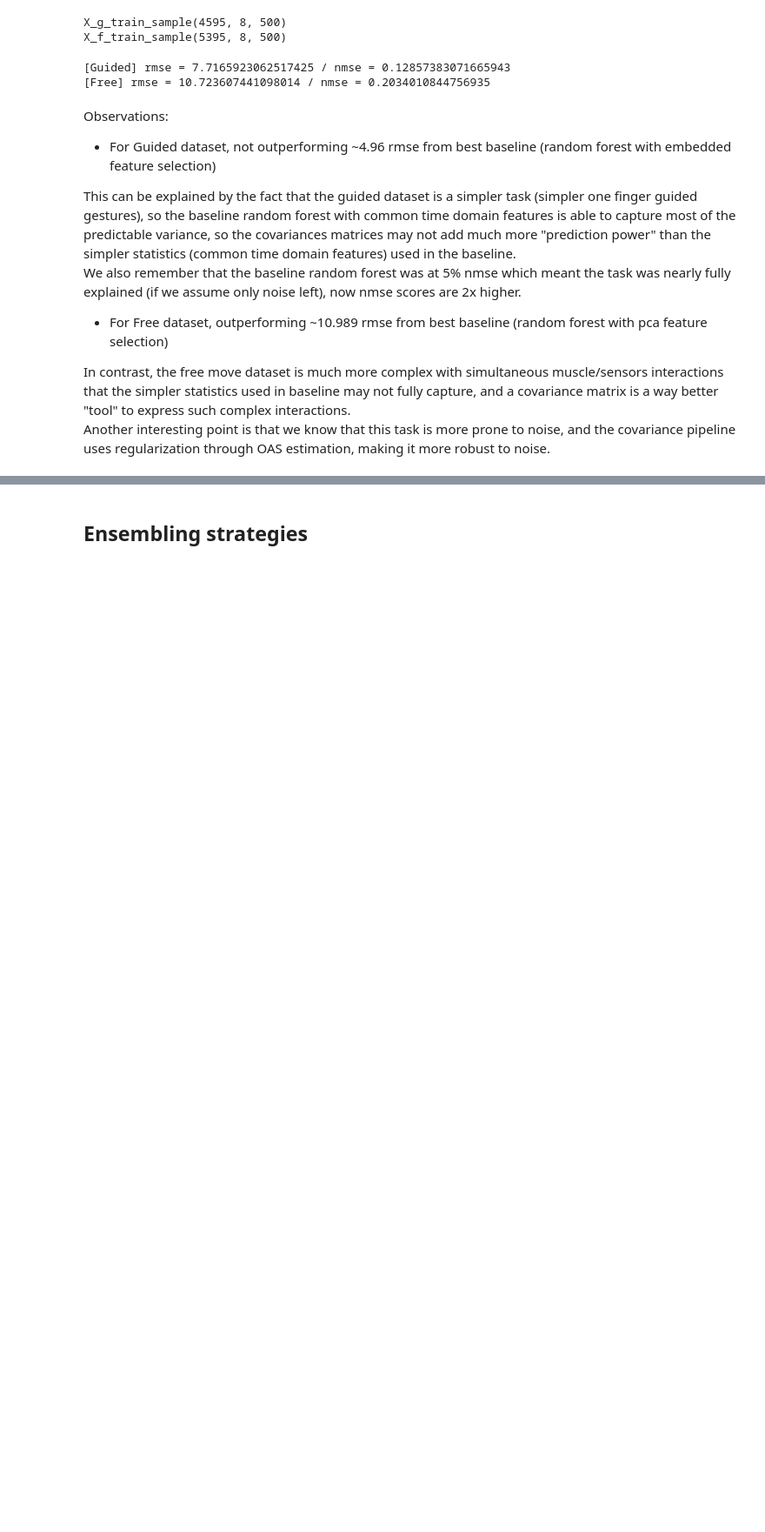
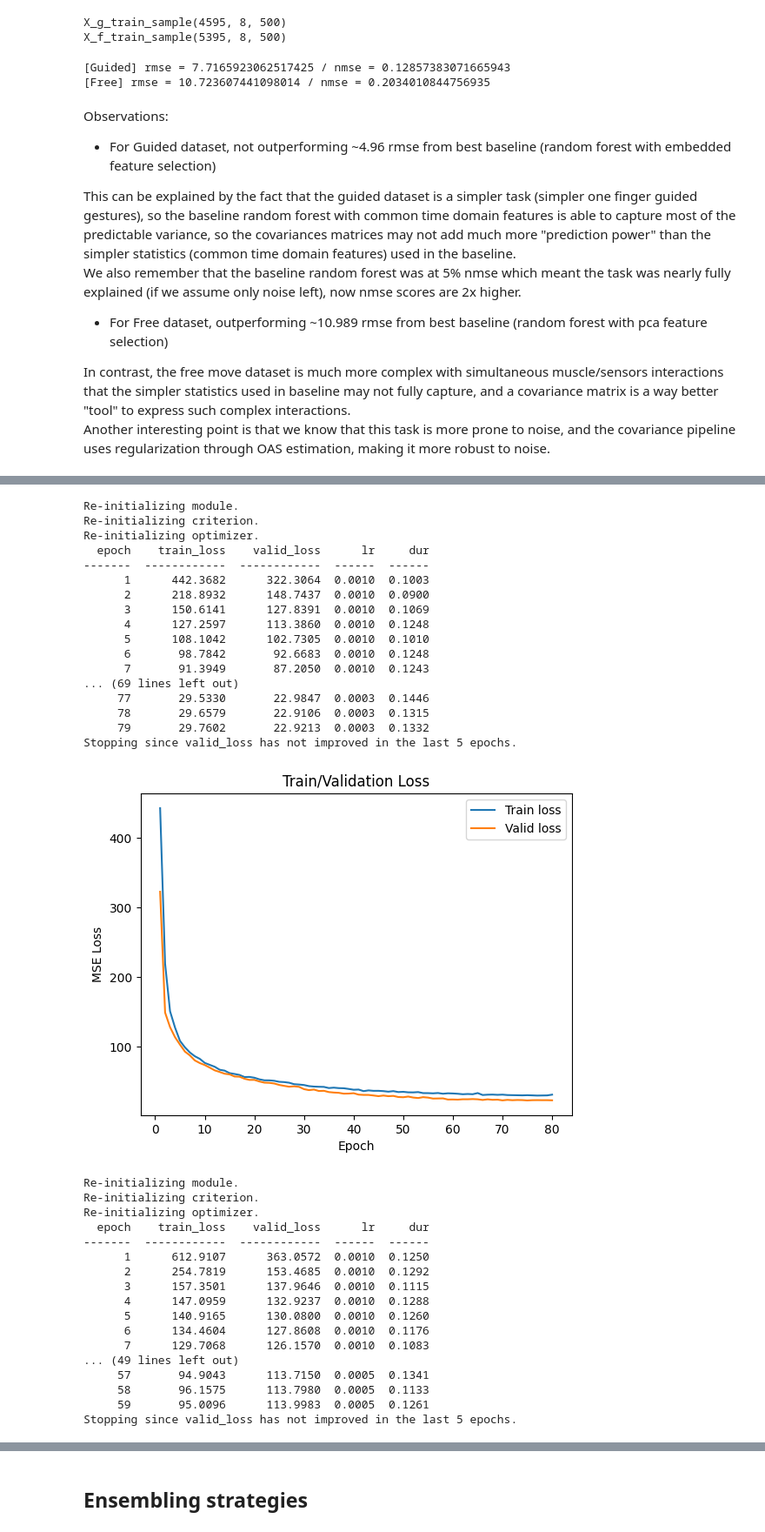
Before and after one commit to ULB-INFO-F-422/pose-estimation-from-emg-signal-team-2, a Jupyter notebook: project.ipynb, the cells around one changed output, grey strips where cells are left out. Shown: that part at 87% size. Saved outputs shown, nothing was run; the diff lists cells and outputs as text; code cells hidden in the pictures; blank space fills up the shorter version.

Commit message:
add q5 and q6, improv q2 and q3

```diff
--- a/project.ipynb
+++ b/project.ipynb
@@ -762,0 +842,16 @@ Another interesting point is that we know that this task is more prone to noise,
+# %%
+x_shape_f = X_f_train_wdw.shape
+
+X_g_train_wdw_cnn = X_g_train_wdw.reshape(x_shape[0]* x_shape[1], x_shape[2] * x_shape[3])
+X_f_train_wdw_cnn = X_f_train_wdw.reshape(x_shape_f[0]* x_shape_f[1], x_shape_f[2] * x_shape_f[3])
+
+# Convert dataset from float64 to float32 because PyTorch layers expect float32
+# 32-bit precision is sufficient for our signals and speeds up training
+print(X_g_train_wdw_flat.dtype)
+print(y_g_train_preproc.dtype)
+
+x_g_cnn = X_g_train_wdw_cnn.astype('float32')
+y_g_torch = y_g_train_preproc.astype('float32')
+
+x_f_cnn = X_f_train_wdw_cnn.astype('float32')
+y_f_torch = y_f_train_preproc.astype('float32')
@@ -762,0 +1070,60 @@ Another interesting point is that we know that this task is more prone to noise,
+# %%
+import matplotlib.pyplot as plt
+
+
+
+def plot(pipeline):
+    history = pipeline.named_steps['nn'].history
+
+    epochs = history[:, 'epoch']
+    train_loss = history[:, 'train_loss']
+    valid_loss = history[:, 'valid_loss']
+
+    plt.plot(epochs, train_loss, label='Train loss')
+    plt.plot(epochs, valid_loss, label='Valid loss')
+    plt.xlabel('Epoch')
+    plt.ylabel('MSE Loss')
+    plt.title('Train/Validation Loss')
+    plt.legend()
+    plt.show()
+
+pipe_fusion.fit(X_g_train_sample, y_g_torch)
+plot(pipe_fusion)
+pipe_fusion.fit(X_f_train_sample, y_f_torch)
+plot(pipe_fusion)
+# %% [output]
+Re-initializing module.
+Re-initializing criterion.
+Re-initializing optimizer.
+  epoch    train_loss    valid_loss      lr     dur
+-------  ------------  ------------  ------  ------
+      1      442.3682      322.3064  0.0010  0.1003
+      2      218.8932      148.7437  0.0010  0.0900
+      3      150.6141      127.8391  0.0010  0.1069
+      4      127.2597      113.3860  0.0010  0.1248
+      5      108.1042      102.7305  0.0010  0.1010
+      6       98.7842       92.6683  0.0010  0.1248
+      7       91.3949       87.2050  0.0010  0.1243
+... (69 lines left out)
+     77       29.5330       22.9847  0.0003  0.1446
+     78       29.6579       22.9106  0.0003  0.1315
+     79       29.7602       22.9213  0.0003  0.1332
+Stopping since valid_loss has not improved in the last 5 epochs.
+[figure, added]
+Re-initializing module.
+Re-initializing criterion.
+Re-initializing optimizer.
+  epoch    train_loss    valid_loss      lr     dur
+-------  ------------  ------------  ------  ------
+      1      612.9107      363.0572  0.0010  0.1250
+      2      254.7819      153.4685  0.0010  0.1292
+      3      157.3501      137.9646  0.0010  0.1115
+      4      147.0959      132.9237  0.0010  0.1288
+      5      140.9165      130.0800  0.0010  0.1260
+      6      134.4604      127.8608  0.0010  0.1176
+      7      129.7068      126.1570  0.0010  0.1083
+... (49 lines left out)
+     57       94.9043      113.7150  0.0005  0.1341
+     58       96.1575      113.7980  0.0005  0.1133
+     59       95.0096      113.9983  0.0005  0.1261
+Stopping since valid_loss has not improved in the last 5 epochs.
```
Also changed, not shown: parts of 48 cells of this notebook.
